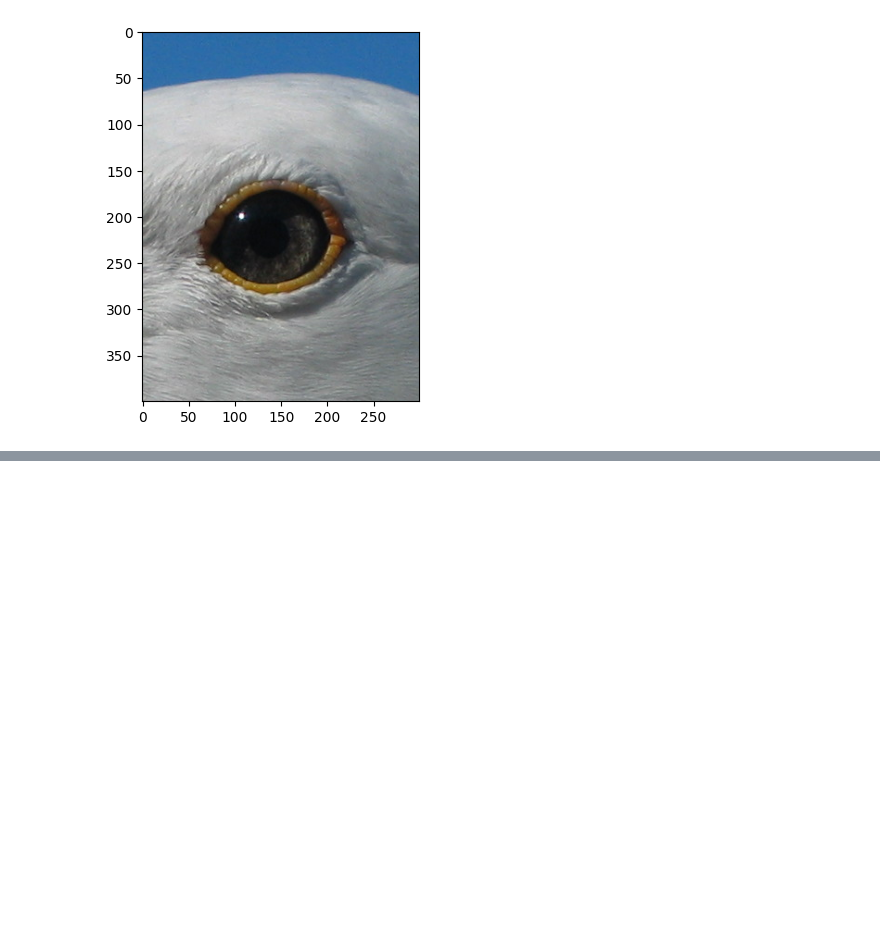
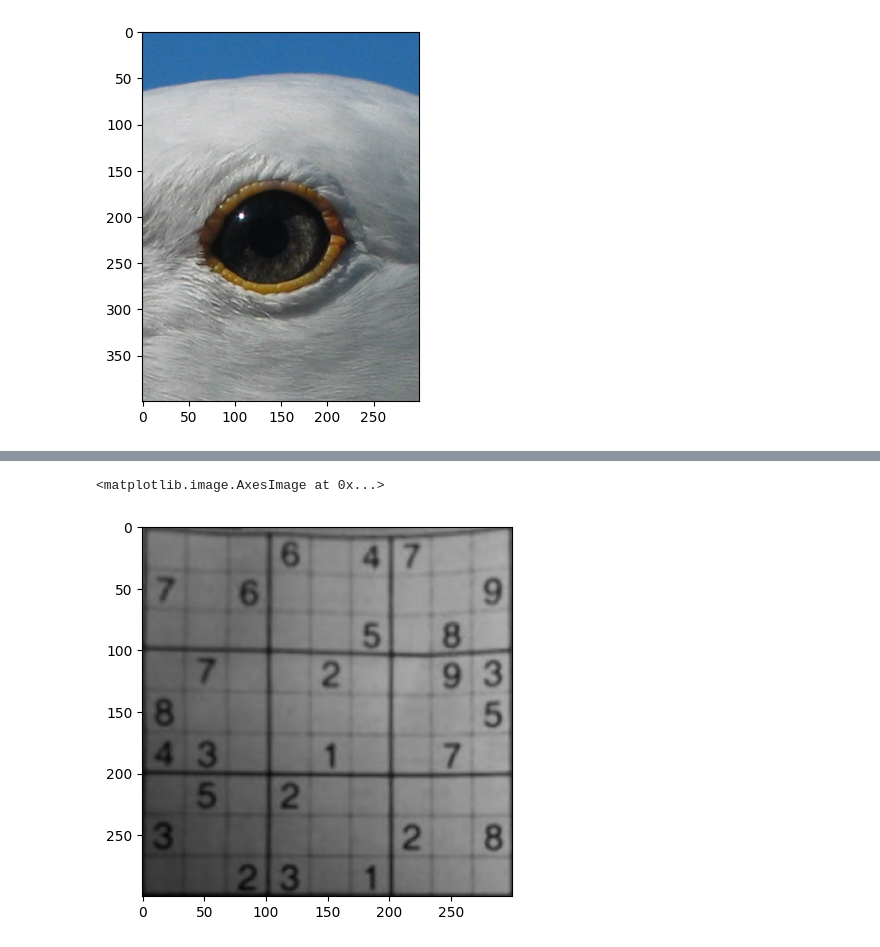
Before and after one commit to gokulg02/DEXBOT-CV-workshop, a Jupyter notebook: ImageManipulation.ipynb, the cells around one changed output, grey strips where cells are left out. Drawn from its saved outputs; the diff is of its cells as text; code cells hidden in the pictures; blank space fills up the shorter version.

```diff
--- a/ImageManipulation.ipynb
+++ b/ImageManipulation.ipynb
@@ -120,0 +132,9 @@ print(croppedImg.shape)
+# %%
+source = np.float32([[50,55],[356,45],[25,352],[376,355]])
+destination = np.float32([[0,0],[300,0],[0,300],[300,300]])
+transformMatrix = cv2.getPerspectiveTransform(source, destination)
+transformedImg = cv2.warpPerspective(img,transformMatrix,(300,300))
+plt.imshow(transformedImg[:,:,::-1])
+# %% [output]
+<matplotlib.image.AxesImage at 0x...>
+[figure, added]
```
Also changed, not shown: parts of 5 cells of this notebook.
